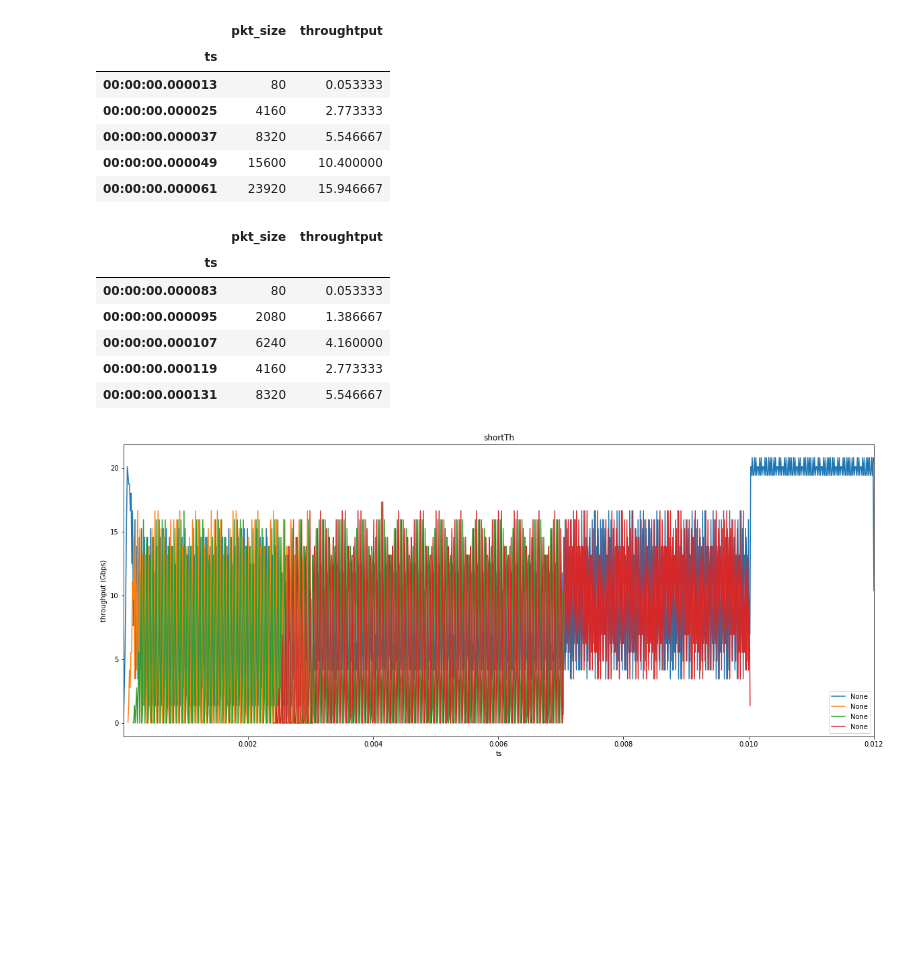
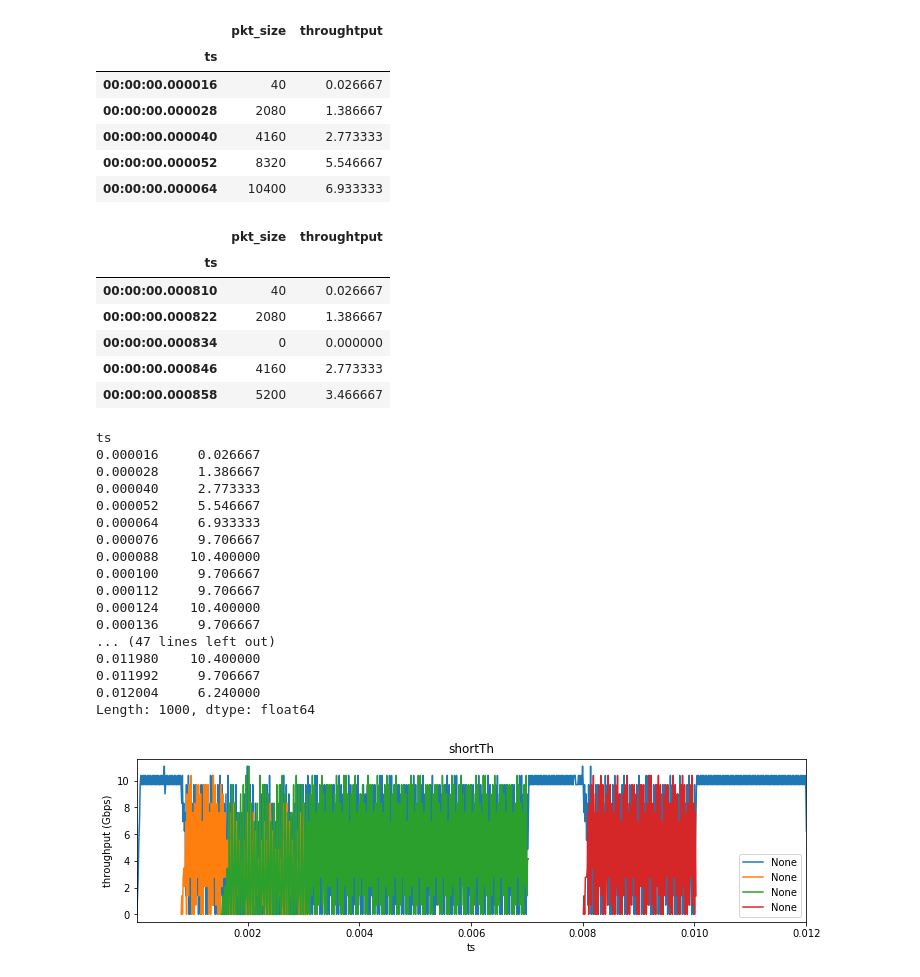
Before and after one commit to Peixuan670/HyLine, a Jupyter notebook: singlenode_bottleneck/notebook/Plot_with_different_time.ipynb, the cells around one changed output. Saved outputs shown, nothing was run; the diff lists cells and outputs as text; code cells hidden in the pictures; blank space fills up the shorter version.

```diff
--- a/singlenode_bottleneck/notebook/Plot_with_different_time.ipynb
+++ b/singlenode_bottleneck/notebook/Plot_with_different_time.ipynb
@@ -7,7 +7,8 @@ from collections import OrderedDict
 import matplotlib.pyplot as plt
 from datetime import timedelta
 # %%
-folder = "3.11/"
+folder = "3.14/origin/"
+#folder = "3.14/hpcc/"
 starttime = 0
 dt = 0.012
 # %%
@@ -21,14 +22,16 @@ def get_receive_packets(df, src_addr):
     df_out = df.loc[df["events"].isin(["r"])]
     df_out = df_out.loc[df_out["pkt_type"].isin(["tcp"])]
     df_out = df_out.loc[df_out["dst_addr"].isin([5.0, 5.1, 5.2, 5.3])]
+    df_out = df_out.loc[df_out["to_node"].isin([5])]
     df_out = df_out.loc[df_out["src_addr"].isin(src_addr)]
     return df_out
 # %%
 #raw_data = read_out_tr(folder, "HRCC.tr")
 #raw_data = read_out_tr(folder, "AFQ10.tr")
 #raw_data = read_out_tr(folder, "AFQ100.tr")
-#raw_data = read_out_tr(folder, "AFQ1000.tr")
-raw_data = read_out_tr(folder, "DropTail.tr")
+raw_data = read_out_tr(folder, "AFQ1000.tr")
+#raw_data = read_out_tr(folder, "DropTail.tr")
+#raw_data = read_out_tr(folder, "out.tr")
 
 r_event_in_dst_0 = get_receive_packets(raw_data, [0.0, 0.1, 0.2, 0.3])
 r_event_in_dst_1 = get_receive_packets(raw_data, [1.0, 1.1, 1.2, 1.3])
@@ -90,8 +98,8 @@ shortTh_0.head()
 # %% [output]
 |  | pkt_size | throughtput |
 | ts |  |  |
-| 00:00:00.000013 | 80 | 0.053333 |
-| 00:00:00.000025 | 4160 | 2.773333 |
-| 00:00:00.000037 | 8320 | 5.546667 |
-| 00:00:00.000049 | 15600 | 10.400000 |
-| 00:00:00.000061 | 23920 | 15.946667 |
+| 00:00:00.000016 | 40 | 0.026667 |
+| 00:00:00.000028 | 2080 | 1.386667 |
+| 00:00:00.000040 | 4160 | 2.773333 |
+| 00:00:00.000052 | 8320 | 5.546667 |
+| 00:00:00.000064 | 10400 | 6.933333 |
@@ -100,11 +113,11 @@ shortTh_1.head()
 # %% [output]
 |  | pkt_size | throughtput |
 | ts |  |  |
-| 00:00:00.000083 | 80 | 0.053333 |
-| 00:00:00.000095 | 2080 | 1.386667 |
-| 00:00:00.000107 | 6240 | 4.160000 |
-| 00:00:00.000119 | 4160 | 2.773333 |
-| 00:00:00.000131 | 8320 | 5.546667 |
+| 00:00:00.000810 | 40 | 0.026667 |
+| 00:00:00.000822 | 2080 | 1.386667 |
+| 00:00:00.000834 | 0 | 0.000000 |
+| 00:00:00.000846 | 4160 | 2.773333 |
+| 00:00:00.000858 | 5200 | 3.466667 |
 # %%
 res_0 = shortTh_0[['throughtput']].unstack()['throughtput'].T
 res_0.index = res_0.index / timedelta(seconds=1)
@@ -117,24 +130,46 @@ res_2.index = res_2.index / timedelta(seconds=1)
 
 res_3 = shortTh_3[['throughtput']].unstack()['throughtput'].T
 res_3.index = res_3.index / timedelta(seconds=1)
+# %%
+#res_0 = shortTh_0[['throughtput']].unstack()['throughtput'].T
+#res_0.index = res_0.index / timedelta(seconds=1)
+res_0
+# %% [output]
+ts
+0.000016     0.026667
+0.000028     1.386667
+0.000040     2.773333
+0.000052     5.546667
+0.000064     6.933333
+0.000076     9.706667
+0.000088    10.400000
+0.000100     9.706667
+0.000112     9.706667
+0.000124    10.400000
+0.000136     9.706667
+... (47 lines left out)
+0.011980    10.400000
+0.011992     9.706667
+0.012004     6.240000
+Length: 1000, dtype: float64
 # %%
 plt.xlabel('time')
 plt.ylabel('throughput (Gbps)')
 plt.title("ShortTh in real time")
 
-res_0.plot(kind='line', legend=True, title='shortTh', figsize=(20,8))
-res_1.plot(kind='line', legend=True, title='shortTh', figsize=(20,8))
-res_2.plot(kind='line', legend=True, title='shortTh', figsize=(20,8))
-res_3.plot(kind='line', legend=True, title='shortTh', figsize=(20,8))
+res_0.plot(kind='line', legend=True, title='shortTh', figsize=(12,3))
+res_1.plot(kind='line', legend=True, title='shortTh', figsize=(12,3))
+res_2.plot(kind='line', legend=True, title='shortTh', figsize=(12,3))
+res_3.plot(kind='line', legend=True, title='shortTh', figsize=(12,3))
 
 #line0 = plt.plot(res0[ts], res0[throughput], color='red', label=label0)
 #line1 = plt.plot(res1[ts], res1[throughput], color='blue', label=label1)
 #line2 = plt.plot(res2[ts], res2[throughput], color='green', label=label2)
 #line3 = plt.plot(res3[ts], res3[throughput], color='yellow', label=label3)
 
 
 
 
 plt.show()
 # %% [output]
-[figure, old version]
+[figure, new version]
```
Also changed, not shown: parts of 4 cells of this notebook, 2 other files.
